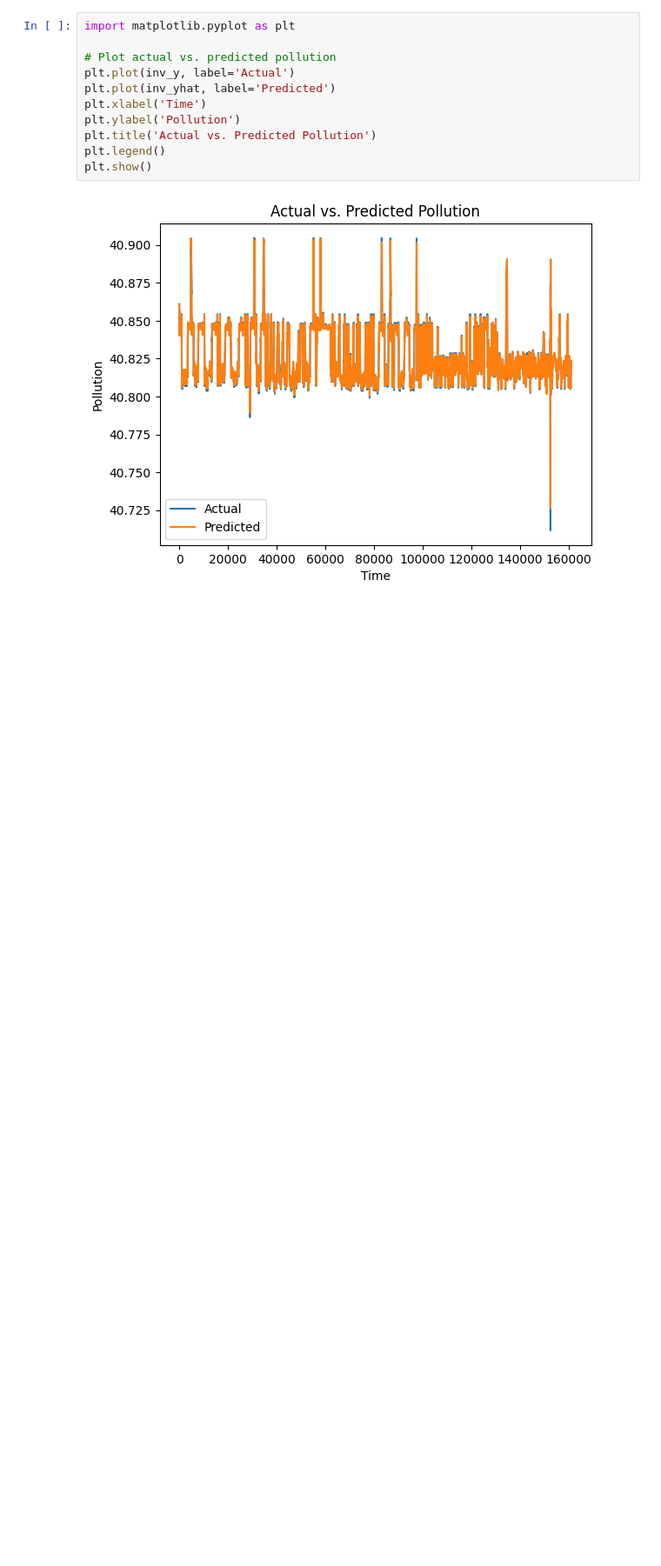
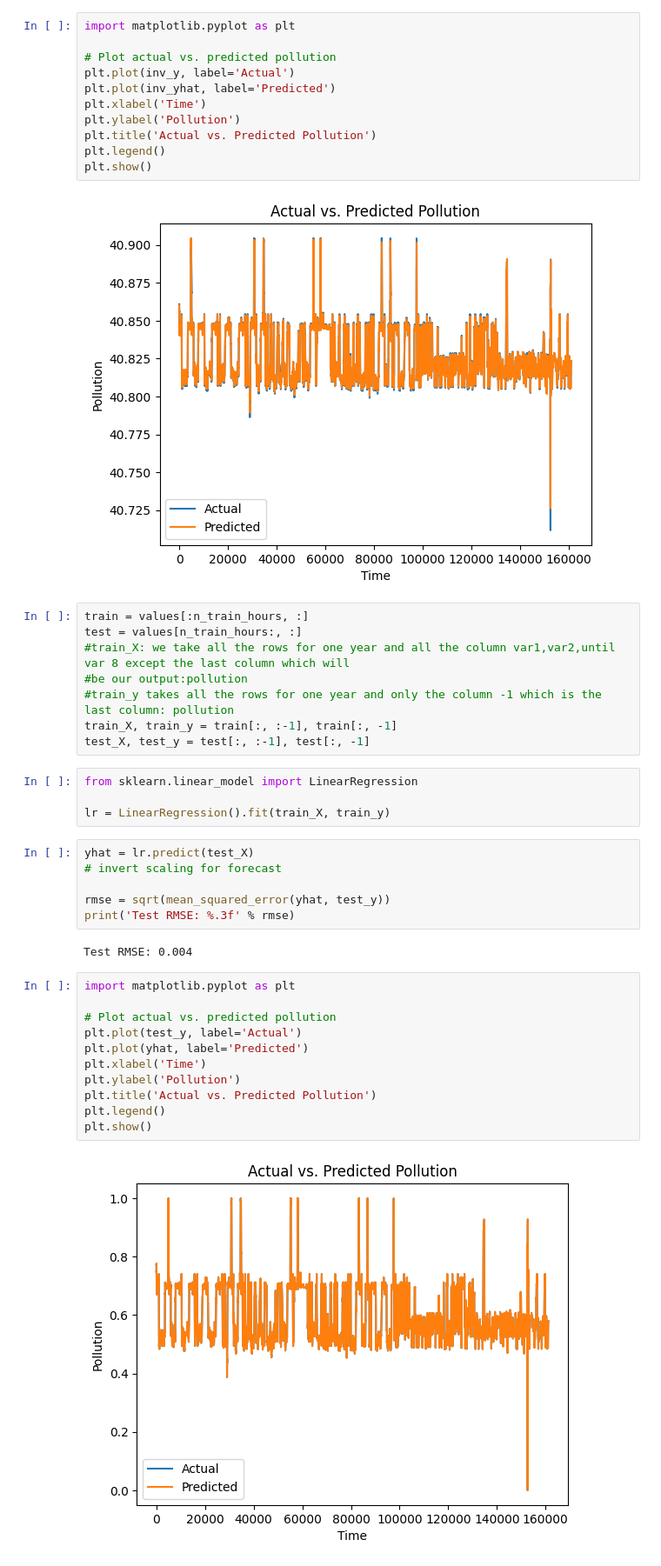
Before and after one commit to Dr-Isam-ALJAWARNEH/ds-project-lstm-forecasting, a Jupyter notebook: Project01_LSTM.ipynb, the cells around one changed output. Shown at 87% size. Cells and saved outputs as stored; diff of their text form; blank space fills up the shorter version.

Commit message:
Linear-Regression
Trained a linear-regression model, calculate RMSE and plotted a graph displaying the predicted vs actual values.

```diff
--- a/Project01_LSTM.ipynb
+++ b/Project01_LSTM.ipynb
@@ -550,3 +550,36 @@ plt.legend()
 plt.show()
 # %% [output]
 [figure]
+# %%
+train = values[:n_train_hours, :]
+test = values[n_train_hours:, :]
+#train_X: we take all the rows for one year and all the column var1,var2,until var 8 except the last column which will
+#be our output:pollution
+#train_y takes all the rows for one year and only the column -1 which is the last column: pollution
+train_X, train_y = train[:, :-1], train[:, -1]
+test_X, test_y = test[:, :-1], test[:, -1]
+# %%
+from sklearn.linear_model import LinearRegression
+
+lr = LinearRegression().fit(train_X, train_y)
+# %%
+yhat = lr.predict(test_X)
+# invert scaling for forecast
+
+rmse = sqrt(mean_squared_error(yhat, test_y))
+print('Test RMSE: %.3f' % rmse)
+# %% [output]
+Test RMSE: 0.004
+# %%
+import matplotlib.pyplot as plt
+
+# Plot actual vs. predicted pollution
+plt.plot(test_y, label='Actual')
+plt.plot(yhat, label='Predicted')
+plt.xlabel('Time')
+plt.ylabel('Pollution')
+plt.title('Actual vs. Predicted Pollution')
+plt.legend()
+plt.show()
+# %% [output]
+[figure, added]
```
